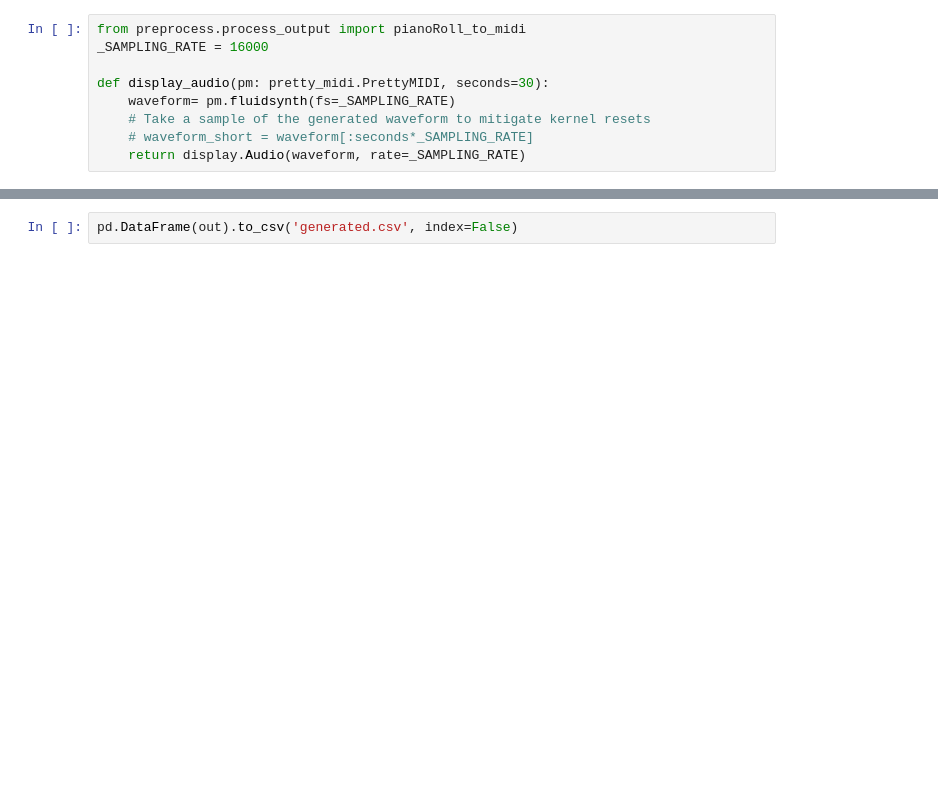
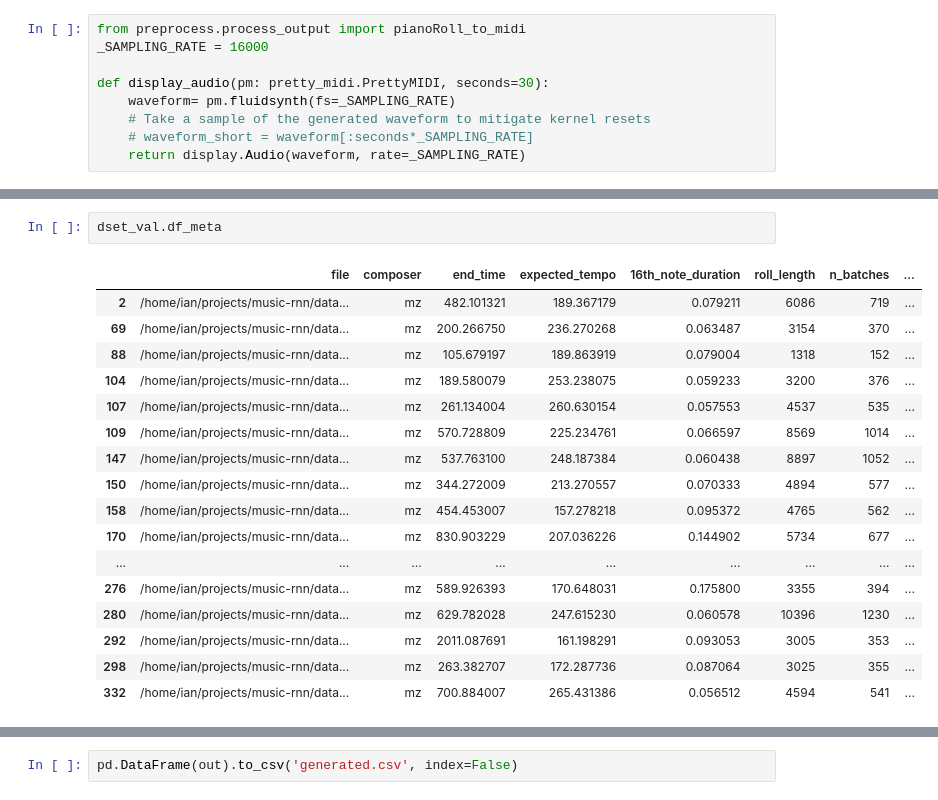
Before and after one commit to Dunni3/music-rnn, a Jupyter notebook: debug_baseline.ipynb, the cells around one changed output, grey strips where cells are left out. Saved outputs shown, nothing was run; the diff lists cells and outputs as text; blank space fills up the shorter version.

```diff
--- a/debug_baseline.ipynb
+++ b/debug_baseline.ipynb
@@ -327 +337,21 @@ def display_audio(pm: pretty_midi.PrettyMIDI, seconds=30):
+# %%
+dset_val.df_meta
+# %% [output]
+|  | file | composer | end_time | expected_tempo | 16th_note_duration | roll_length | n_batches | ... |
+| 2 | /home/ian/projects/music-rnn/data... | mz | 482.101321 | 189.367179 | 0.079211 | 6086 | 719 | ... |
+| 69 | /home/ian/projects/music-rnn/data... | mz | 200.266750 | 236.270268 | 0.063487 | 3154 | 370 | ... |
+| 88 | /home/ian/projects/music-rnn/data... | mz | 105.679197 | 189.863919 | 0.079004 | 1318 | 152 | ... |
+| 104 | /home/ian/projects/music-rnn/data... | mz | 189.580079 | 253.238075 | 0.059233 | 3200 | 376 | ... |
+| 107 | /home/ian/projects/music-rnn/data... | mz | 261.134004 | 260.630154 | 0.057553 | 4537 | 535 | ... |
+| 109 | /home/ian/projects/music-rnn/data... | mz | 570.728809 | 225.234761 | 0.066597 | 8569 | 1014 | ... |
+| 147 | /home/ian/projects/music-rnn/data... | mz | 537.763100 | 248.187384 | 0.060438 | 8897 | 1052 | ... |
+| 150 | /home/ian/projects/music-rnn/data... | mz | 344.272009 | 213.270557 | 0.070333 | 4894 | 577 | ... |
+| 158 | /home/ian/projects/music-rnn/data... | mz | 454.453007 | 157.278218 | 0.095372 | 4765 | 562 | ... |
+| 170 | /home/ian/projects/music-rnn/data... | mz | 830.903229 | 207.036226 | 0.144902 | 5734 | 677 | ... |
+| ... | ... | ... | ... | ... | ... | ... | ... | ... |
+| 276 | /home/ian/projects/music-rnn/data... | mz | 589.926393 | 170.648031 | 0.175800 | 3355 | 394 | ... |
+| 280 | /home/ian/projects/music-rnn/data... | mz | 629.782028 | 247.615230 | 0.060578 | 10396 | 1230 | ... |
+| 292 | /home/ian/projects/music-rnn/data... | mz | 2011.087691 | 161.198291 | 0.093053 | 3005 | 353 | ... |
+| 298 | /home/ian/projects/music-rnn/data... | mz | 263.382707 | 172.287736 | 0.087064 | 3025 | 355 | ... |
+| 332 | /home/ian/projects/music-rnn/data... | mz | 700.884007 | 265.431386 | 0.056512 | 4594 | 541 | ... |
 # %%
```
Also changed, not shown: parts of 11 cells of this notebook, 2 other files.
